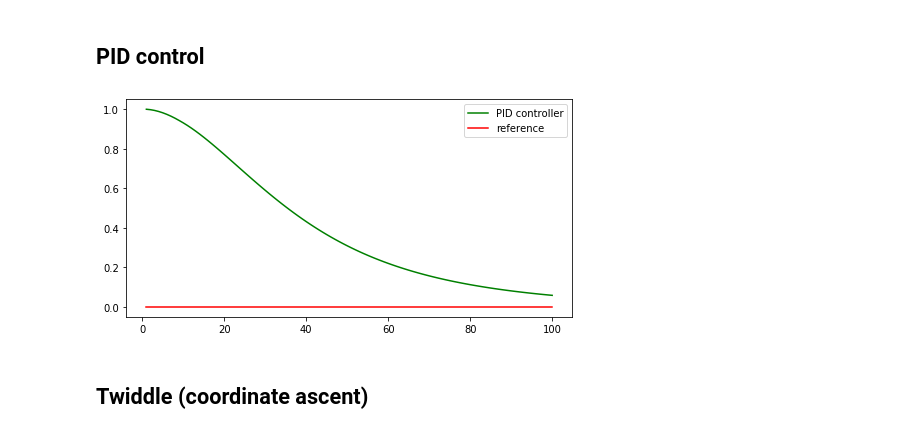
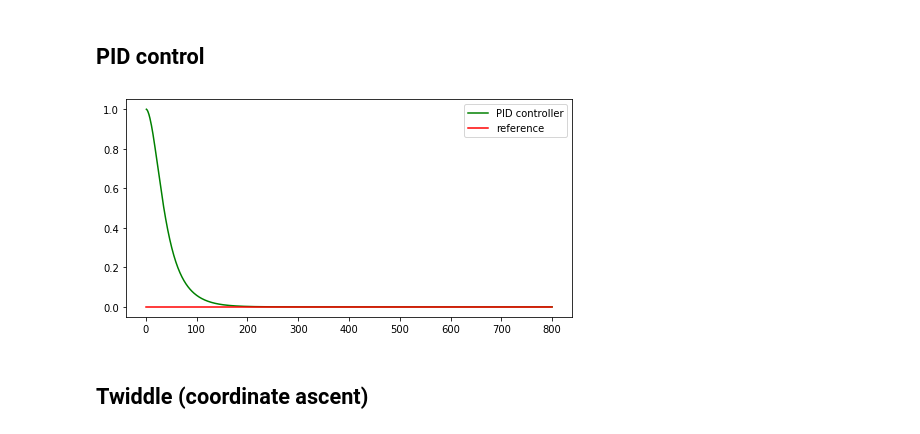
Before and after one commit to NNiehof/ArtificialIntelligenceForRobotics, a Jupyter notebook: PID control/Lesson_15_PID_control.ipynb, the cells around one changed output. Drawn from its saved outputs; the diff is of its cells as text; code cells hidden in the pictures.

```diff
--- a/PID control/Lesson_15_PID_control.ipynb
+++ b/PID control/Lesson_15_PID_control.ipynb
@@ -471,35 +471,35 @@ def run(robot, tau_p, tau_d, tau_i, n=100, speed=1.0):
     y_trajectory = []
     # TODO: your code here
     cte = robot.y
     sum_cte = 0.0
     for t in range(n):
         # note that this will use the previous value of cte, thus cte at t - 1
         diff_cte = robot.y - cte
         cte = robot.y
         # add all cte until now
         sum_cte += cte
         steer = - tau_p * cte - tau_d * diff_cte - tau_i * sum_cte
         robot.move(steer, speed)
         x_trajectory.append(robot.x)
         y_trajectory.append(robot.y)
     return x_trajectory, y_trajectory
 
 robot = Robot()
 robot.set(0, 1, 0)
 # add a steering drift
 robot.set_steering_drift(10.0 / 180 * np.pi)
-x_trajectory, y_trajectory = run(robot, 0.2, 3.0, 0.004, n=100)
+x_trajectory, y_trajectory = run(robot, 0.2, 3.0, 0.004, n=800)
 n = len(x_trajectory)
 
 fig, ax1 = plt.subplots(1, 1, figsize=(8, 4))
 plt.close()
 ax1.cla()
 ax1.plot(x_trajectory, y_trajectory, 'g', label='PID controller')
 ax1.plot(x_trajectory, np.zeros(n), 'r', label='reference')
 ax1.legend()
 display(fig)
 # %% [output]
-[figure, old version]
+[figure, new version]
 # %% [markdown]
 ## Twiddle (coordinate ascent)
 # %%
```
Also changed, not shown: parts of 2 cells of this notebook, 1 other file.
